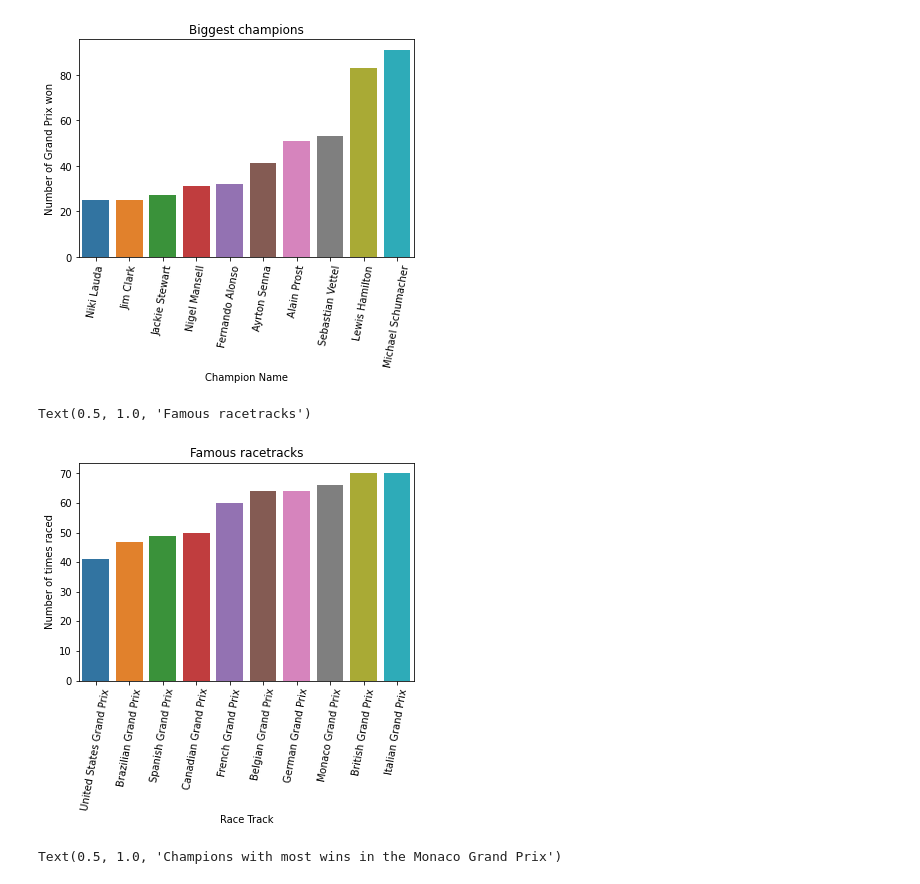
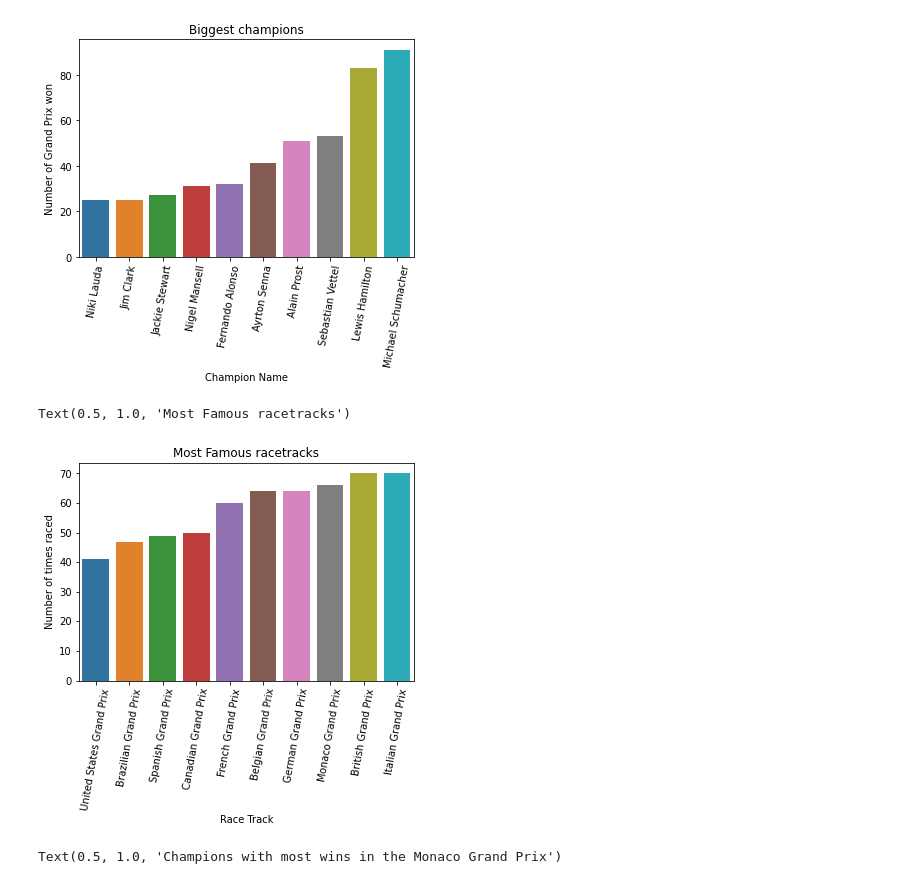
Before and after one commit to santiago20233/Project_II-Pipelines, a Jupyter notebook: data_set_increase/visualizations.ipynb, the cells around one changed output. Cells and saved outputs as stored; diff of their text form; code cells hidden in the pictures.

```diff
--- a/data_set_increase/visualizations.ipynb
+++ b/data_set_increase/visualizations.ipynb
@@ -31,16 +33,16 @@ Text(0.5, 1.0, 'Biggest champions')
 # %%
 counts = df['raceName'].value_counts()
 top_10 = counts.head(10)
 top_10 = top_10.sort_values()
 df_top_10 = df[df['raceName'].isin(top_10.index)]
 sns.countplot(x='raceName', data=df_top_10, order=top_10.index)
 plt.xticks(rotation=80)
 plt.xlabel('Race Track')
 plt.ylabel('Number of times raced')
-plt.title('Famous racetracks')
+plt.title('Most Famous racetracks')
 # %% [output]
-Text(0.5, 1.0, 'Famous racetracks')
+Text(0.5, 1.0, 'Most Famous racetracks')
-[figure, old version]
+[figure, new version]
 # %%
 df_monaco = df[df['raceName'] == 'Monaco Grand Prix']
 df_monaco_grouped = df_monaco.groupby('champion_name')['champion_name'].count().reset_index(name='count')
```
Also changed, not shown: parts of 2 cells of this notebook, 12 other files.
